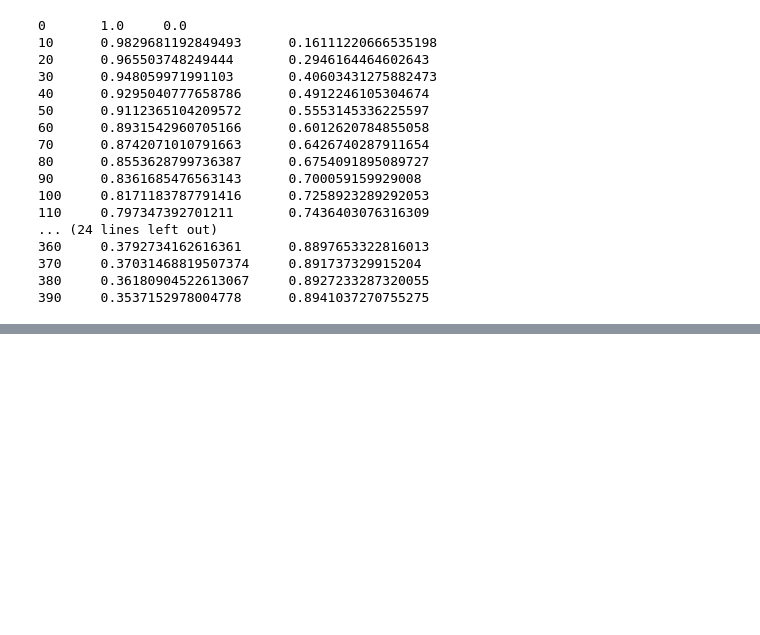
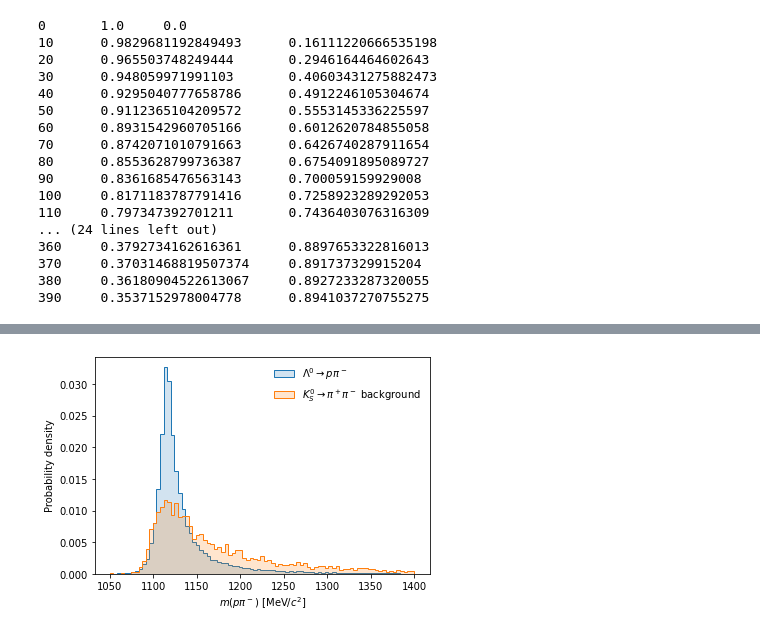
Before and after one commit to alatios/lb2jpsil_physical-background-studies, a Jupyter notebook: 01_invariant_mass_veto.ipynb, the cells around one changed output, grey strips where cells are left out. Cells and saved outputs as stored; diff of their text form; code cells hidden in the pictures; blank space fills up the shorter version.

```diff
--- a/01_invariant_mass_veto.ipynb
+++ b/01_invariant_mass_veto.ipynb
@@ -442,0 +482,37 @@ plt.show()
+# %%
+filename = 'phys_bkg_lambda_comparison'
+
+
+hist_params = {
+    'density': True,
+    'bins': 85,
+    'histtype': 'stepfilled',
+    'range': (1050,1400),
+}
+
+lambda_params = {
+     'edgecolor': 'tab:blue',
+    'color': mcolors.to_rgba('tab:blue', alpha=0.2),
+    'label': r'$\Lambda^0 \rightarrow p\pi^-$'
+}
+
+b_params = {
+    'edgecolor': 'tab:orange',
+    'color': mcolors.to_rgba('tab:orange', alpha=0.2),
+    'label': r'$K^0_S \rightarrow \pi^+\pi^-$ background'
+}
+
+plt.hist(df_lambdab['DTF_FixJPsi_L_M'], **hist_params, **lambda_params)
+plt.hist(df_b['DTF_FixJPsi_PIDSubs_KS0_M'], **hist_params, **b_params)
+
+plt.legend(frameon=False)
+plt.ylabel("Probability density")
+plt.xlabel("$m(p\pi^-)$ [MeV/$c^2$]")
+
+if save_plots:
+    plt.savefig(plot_directory + filename + '_in_color' + '.pdf', bbox_inches='tight')
+    plt.savefig(plot_directory + filename + '_in_color' + '.png', bbox_inches='tight', dpi=150)
+
+plt.show()
+# %% [output]
+[figure, added]
```
Also changed, not shown: parts of 13 cells of this notebook.
